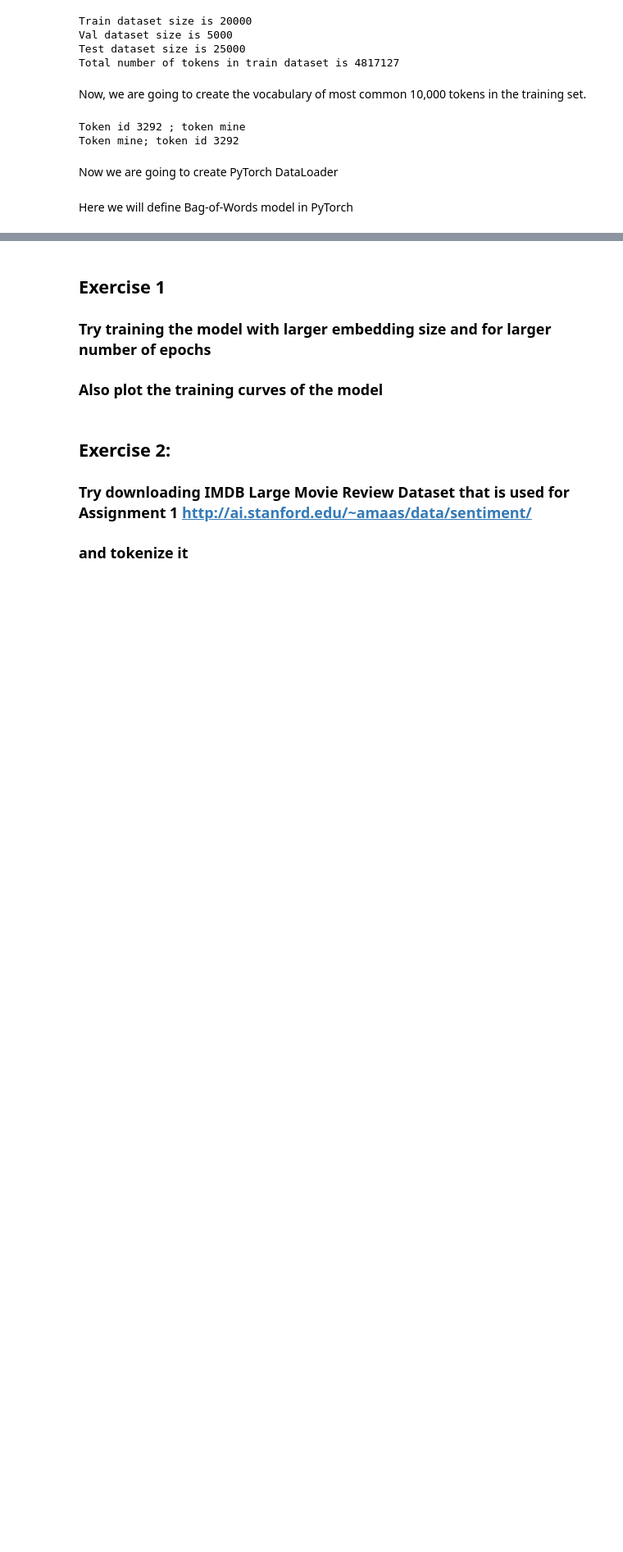
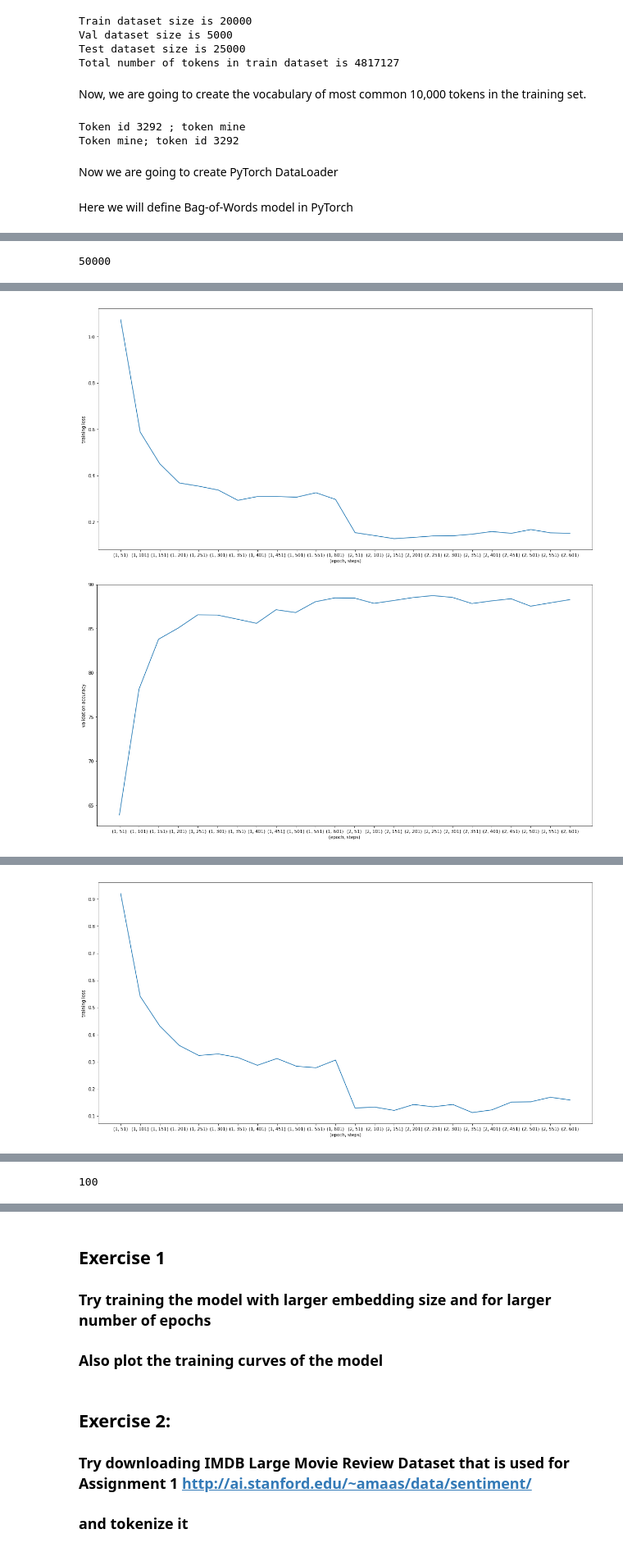
Before and after one commit to tianyibi/nlpclass, a Jupyter notebook: hw1.ipynb, the cells around one changed output, grey strips where cells are left out. Shown at 82% size. Drawn from its saved outputs; the diff is of its cells as text; code cells hidden in the pictures; blank space fills up the shorter version.

```diff
--- a/hw1.ipynb
+++ b/hw1.ipynb
@@ -158,9 +161,9 @@ val_data_tokens = pkl.load(open("val_data_tokens.p", "rb"))
 val_data_tokens_raw = pkl.load(open("val_data_tokens_raw.p", "rb"))
 val_target = pkl.load(open("val_target.p", "rb"))
 
-#test_data_tokens = pkl.load(open("test_data_tokens.p", "rb"))
-#test_data_tokens_raw = pkl.load(open("test_data_tokens_raw.p", "rb"))
-#test_target = pkl.load(open("test_target.p", "rb"))
+test_data_tokens = pkl.load(open("test_data_tokens.p", "rb"))
+test_data_tokens_raw = pkl.load(open("test_data_tokens_raw.p", "rb"))
+test_target = pkl.load(open("test_target.p", "rb"))
 
 
 # double checking
@@ -197,7 +200,7 @@ def get_n_gram_tokens(n, tokens):
 # get token list
 train_token_list = get_n_gram_tokens(4, train_data_tokens)
 val_token_list = get_n_gram_tokens(4, val_data_tokens)
-#test_token_list = get_n_gram_tokens(4, test_data_tokens)
+test_token_list = get_n_gram_tokens(4, test_data_tokens)
 # %%
 # build all training token based on n-gram
 def build_all_token_list(n, original_tokens, train_tokens=train_token_list):
@@ -936,0 +933,4 @@ Epoch: [7/10], Step: [201/313], Validation Acc: 87.1
+# %%
+best_vocab_size
+# %% [output]
+50000
@@ -936,0 +962,34 @@ Epoch: [7/10], Step: [201/313], Validation Acc: 87.1
+# %%
+# tune embedding dimension with best_n and best_vocab_size
+def tune_emd_dim(emb_dim_size, train_loader, val_loader, id2token):
+    max_val_acc = -1
+    best_emb = -1
+    for emb_i in emb_dim_size:
+
+        print("current embedding size: ", emb_i)
+        val_acc_i, train_loss, val_accuracy, epoch_list = run_model(emb_i, lr_default, num_epochs_default, train_loader, val_loader,id2token, optimizer_default)
+        print ("Val Acc {}".format(val_acc_i))
+
+        #plot
+        plt.figure(figsize=(20,10))
+        plt.plot(range(len(epoch_list)), train_loss)
+        plt.xticks(range(len(epoch_list)), epoch_list)
+        plt.xlabel("(epoch, steps)")
+        plt.ylabel("training loss")
+        plt.show()
+
+        plt.figure(figsize=(20,10))
+        plt.plot(range(len(epoch_list)), val_accuracy)
+        plt.xticks(range(len(epoch_list)), epoch_list)
+        plt.xlabel("(epoch, steps)")
+        plt.ylabel("validation accuracy")
+        plt.show()
+
+        if val_acc_i > max_val_acc:
+            max_val_acc = val_acc_i
+            best_emb = emb_i
+    return best_emb
+# %%
+emb_dim_size = [100,200,500,800]
+best_emb = tune_emd_dim(emb_dim_size, train_loader, val_loader, id2token)
+# %% [output]
@@ -936,0 +1013,2 @@ Epoch: [7/10], Step: [201/313], Validation Acc: 87.1
+[figure, added]
+[figure, added]
@@ -936,0 +1032 @@ Epoch: [7/10], Step: [201/313], Validation Acc: 87.1
+[figure, added]
@@ -936,0 +1072,4 @@ Epoch: [7/10], Step: [201/313], Validation Acc: 87.1
+# %%
+best_emb
+# %% [output]
+100
```
Also changed, not shown: parts of 21 cells of this notebook.
